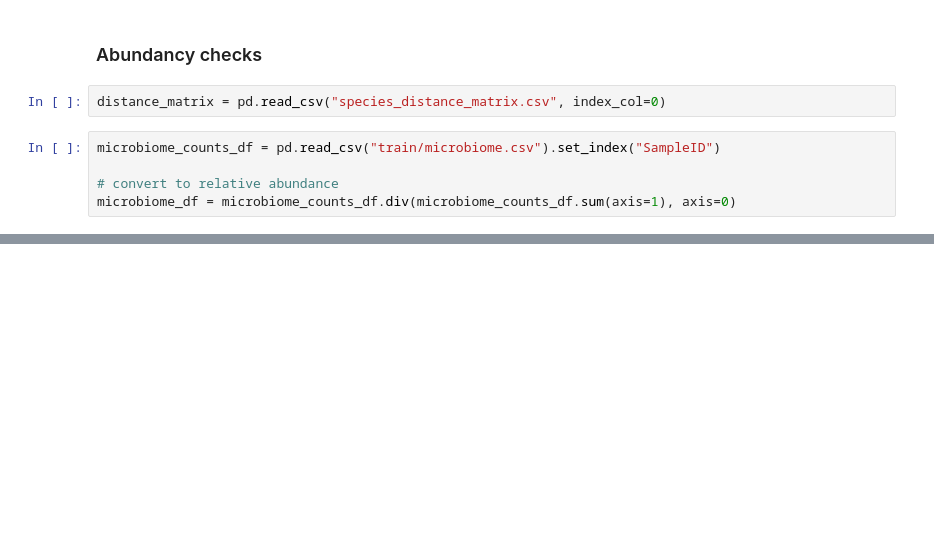
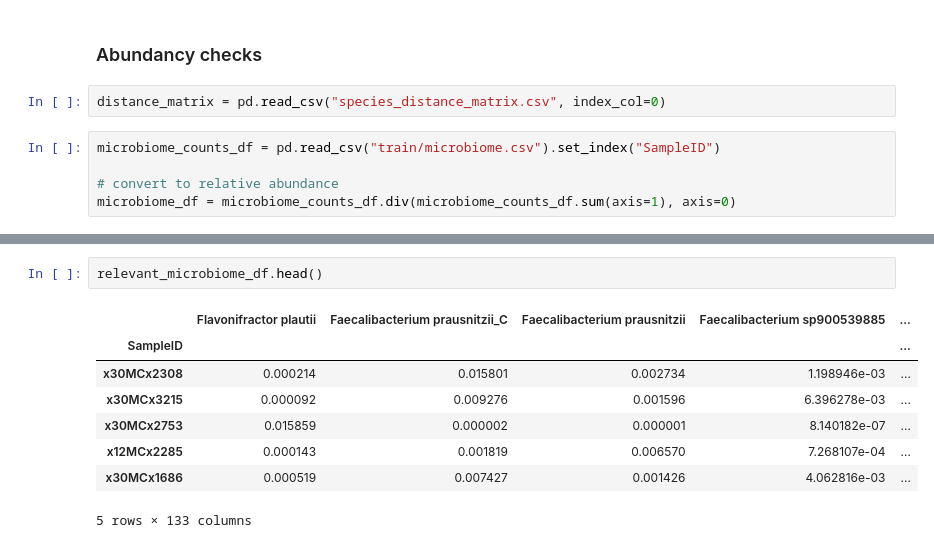
Before and after one commit to LordRabbit357/MicrobiomeProject, a Jupyter notebook: exploration.ipynb, the cells around one changed output, grey strips where cells are left out. Cells and saved outputs as stored; diff of their text form; blank space fills up the shorter version.

```diff
--- a/exploration.ipynb
+++ b/exploration.ipynb
@@ -1132,4 +1177,15 @@ max         0.873935
 Name: sum, dtype: float64
+# %%
+relevant_microbiome_df.head()
+# %% [output]
+|  | Flavonifractor plautii | Faecalibacterium prausnitzii_C | Faecalibacterium prausnitzii | Faecalibacterium sp900539885 | ... |
+| SampleID |  |  |  |  | ... |
+| x30MCx2308 | 0.000214 | 0.015801 | 0.002734 | 1.198946e-03 | ... |
+| x30MCx3215 | 0.000092 | 0.009276 | 0.001596 | 6.396278e-03 | ... |
+| x30MCx2753 | 0.015859 | 0.000002 | 0.000001 | 8.140182e-07 | ... |
+| x12MCx2285 | 0.000143 | 0.001819 | 0.006570 | 7.268107e-04 | ... |
+| x30MCx1686 | 0.000519 | 0.007427 | 0.001426 | 4.062816e-03 | ... |
+5 rows × 133 columns
 # %%
 plt.figure(figsize=(10, 6))
 sns.histplot(relevant_microbiome_df["sum"], kde=True, bins=30, color='skyblue')
```
Also changed, not shown: parts of 13 cells of this notebook, 4 other files.
